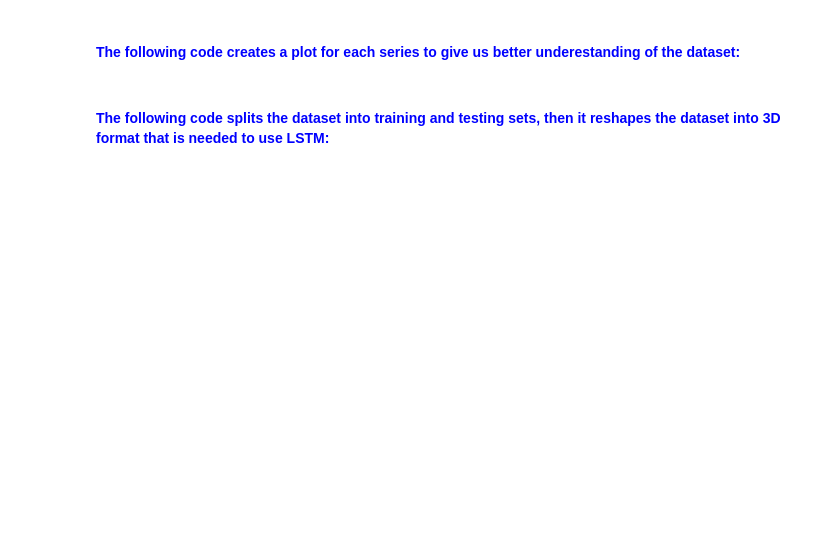
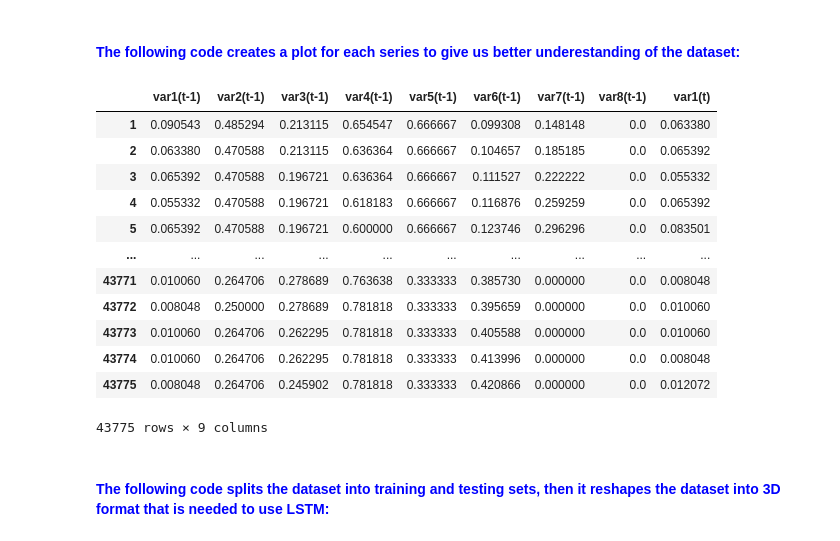
Before and after one commit to voghoei/DL-Fundation, a Jupyter notebook: LSTM-Time-Series-Prediction-master/LSTM Time Series Prediction.ipynb, the cells around one changed output. Saved outputs shown, nothing was run; the diff lists cells and outputs as text; code cells hidden in the pictures; blank space fills up the shorter version.

```diff
--- a/LSTM-Time-Series-Prediction-master/LSTM Time Series Prediction.ipynb
+++ b/LSTM-Time-Series-Prediction-master/LSTM Time Series Prediction.ipynb
@@ -124,6 +295,22 @@ scaled = scaler.fit_transform(values)
 reframed = create_series(scaled, 1, 1)
 # drop unnecessary
 reframed.drop(reframed.columns[[9,10,11,12,13,14,15]], axis=1, inplace=True)
+# %%
+reframed
+# %% [output]
+|  | var1(t-1) | var2(t-1) | var3(t-1) | var4(t-1) | var5(t-1) | var6(t-1) | var7(t-1) | var8(t-1) | var1(t) |
+| 1 | 0.090543 | 0.485294 | 0.213115 | 0.654547 | 0.666667 | 0.099308 | 0.148148 | 0.0 | 0.063380 |
+| 2 | 0.063380 | 0.470588 | 0.213115 | 0.636364 | 0.666667 | 0.104657 | 0.185185 | 0.0 | 0.065392 |
+| 3 | 0.065392 | 0.470588 | 0.196721 | 0.636364 | 0.666667 | 0.111527 | 0.222222 | 0.0 | 0.055332 |
+| 4 | 0.055332 | 0.470588 | 0.196721 | 0.618183 | 0.666667 | 0.116876 | 0.259259 | 0.0 | 0.065392 |
+| 5 | 0.065392 | 0.470588 | 0.196721 | 0.600000 | 0.666667 | 0.123746 | 0.296296 | 0.0 | 0.083501 |
+| ... | ... | ... | ... | ... | ... | ... | ... | ... | ... |
+| 43771 | 0.010060 | 0.264706 | 0.278689 | 0.763638 | 0.333333 | 0.385730 | 0.000000 | 0.0 | 0.008048 |
+| 43772 | 0.008048 | 0.250000 | 0.278689 | 0.781818 | 0.333333 | 0.395659 | 0.000000 | 0.0 | 0.010060 |
+| 43773 | 0.010060 | 0.264706 | 0.262295 | 0.781818 | 0.333333 | 0.405588 | 0.000000 | 0.0 | 0.010060 |
+| 43774 | 0.010060 | 0.264706 | 0.262295 | 0.781818 | 0.333333 | 0.413996 | 0.000000 | 0.0 | 0.008048 |
+| 43775 | 0.008048 | 0.264706 | 0.245902 | 0.781818 | 0.333333 | 0.420866 | 0.000000 | 0.0 | 0.012072 |
+43775 rows × 9 columns
 # %% [markdown]
 #### <span style="color:blue">The following code splits the dataset into training and testing sets, then it reshapes the dataset into  3D format that is needed to use LSTM:</span>
 # %% [markdown]
```
Also changed, not shown: parts of 18 cells of this notebook, 12 other files.
